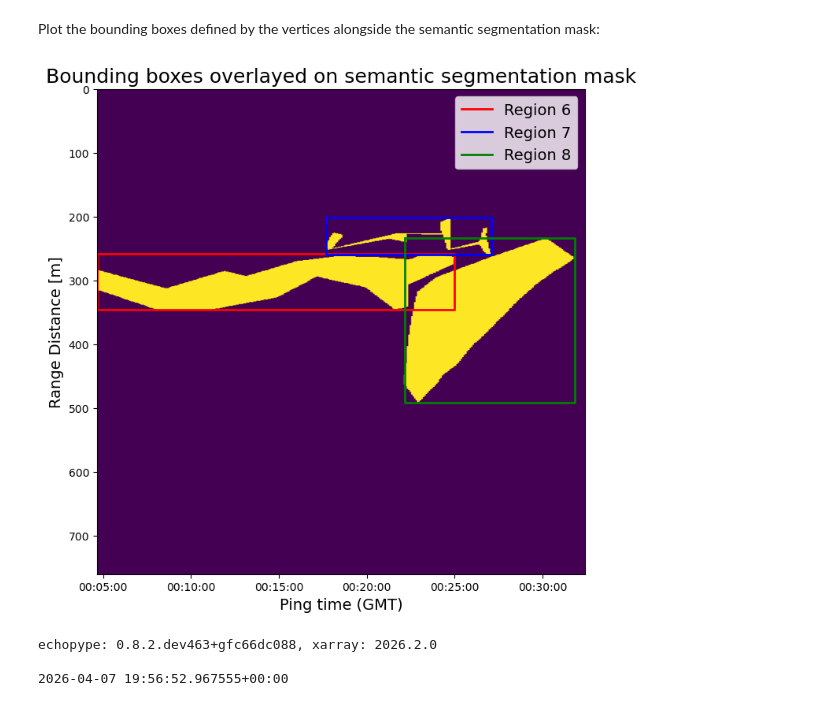
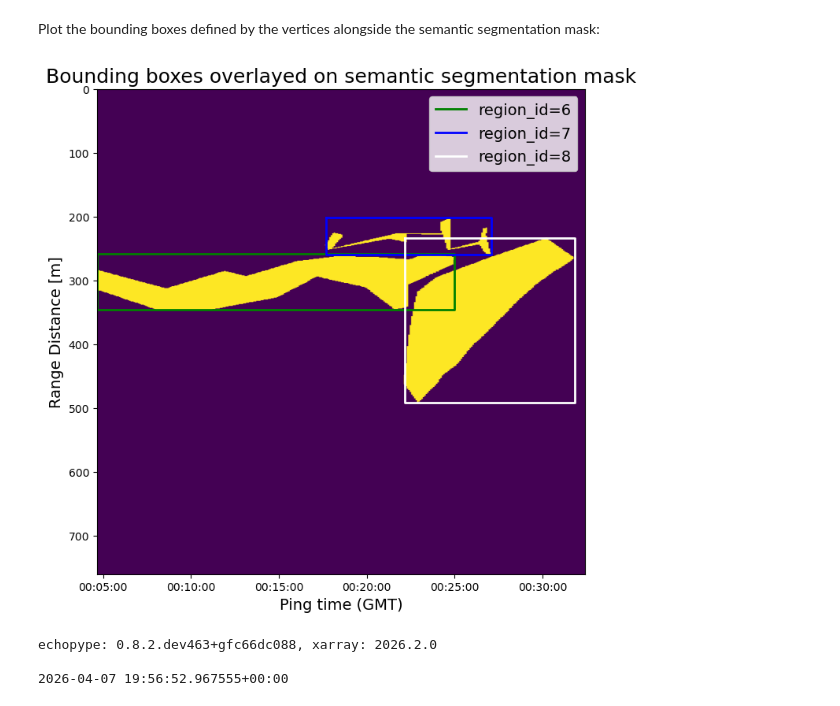
Before and after one commit to OSOceanAcoustics/echopype-examples, a Jupyter notebook: notebooks/single_transect_data_organization.ipynb, the cells around one changed output. Cells and saved outputs as stored; diff of their text form; code cells hidden in the pictures.

```diff
--- a/notebooks/single_transect_data_organization.ipynb
+++ b/notebooks/single_transect_data_organization.ipynb
@@ -1063,36 +1063,36 @@ im = ax.imshow(
     aspect="auto",
     cmap="viridis"
 )
 
 # Overlay regions
-region_colors = {6: "red", 7: "blue", 8: "green"}
+region_colors = {6: "green", 7: "blue", 8: "white"}
 for region_id, verts in vertices.items():
     bounding_box = [
         verts["top_left"],
         verts["top_right"],
         verts["bottom_right"],
         verts["bottom_left"],
         verts["top_left"],
     ]
     depths_box, ping_times_box = zip(*bounding_box)
     ax.plot(
         ping_times_box,
         depths_box,
         color=region_colors[region_id],
         linewidth=2,
-        label=f"Region {region_id}"
+        label=f"region_id={region_id}"
     )
 ax.set_xlabel("Ping time (GMT)", fontsize=14)
 ax.set_ylabel("Range Distance [m]", fontsize=14)
 ax.legend(fontsize=14)
 ax.set_title(
     "Bounding boxes overlayed on semantic segmentation mask",
     fontsize=18
 )
 ax.xaxis.set_major_formatter(mdates.DateFormatter('%H:%M:%S'))
 plt.show()
 # %% [output]
-[figure, old version]
+[figure, new version]
 # %%
 from datetime import datetime, timezone
 
```
Also changed, not shown: parts of 12 cells of this notebook.
